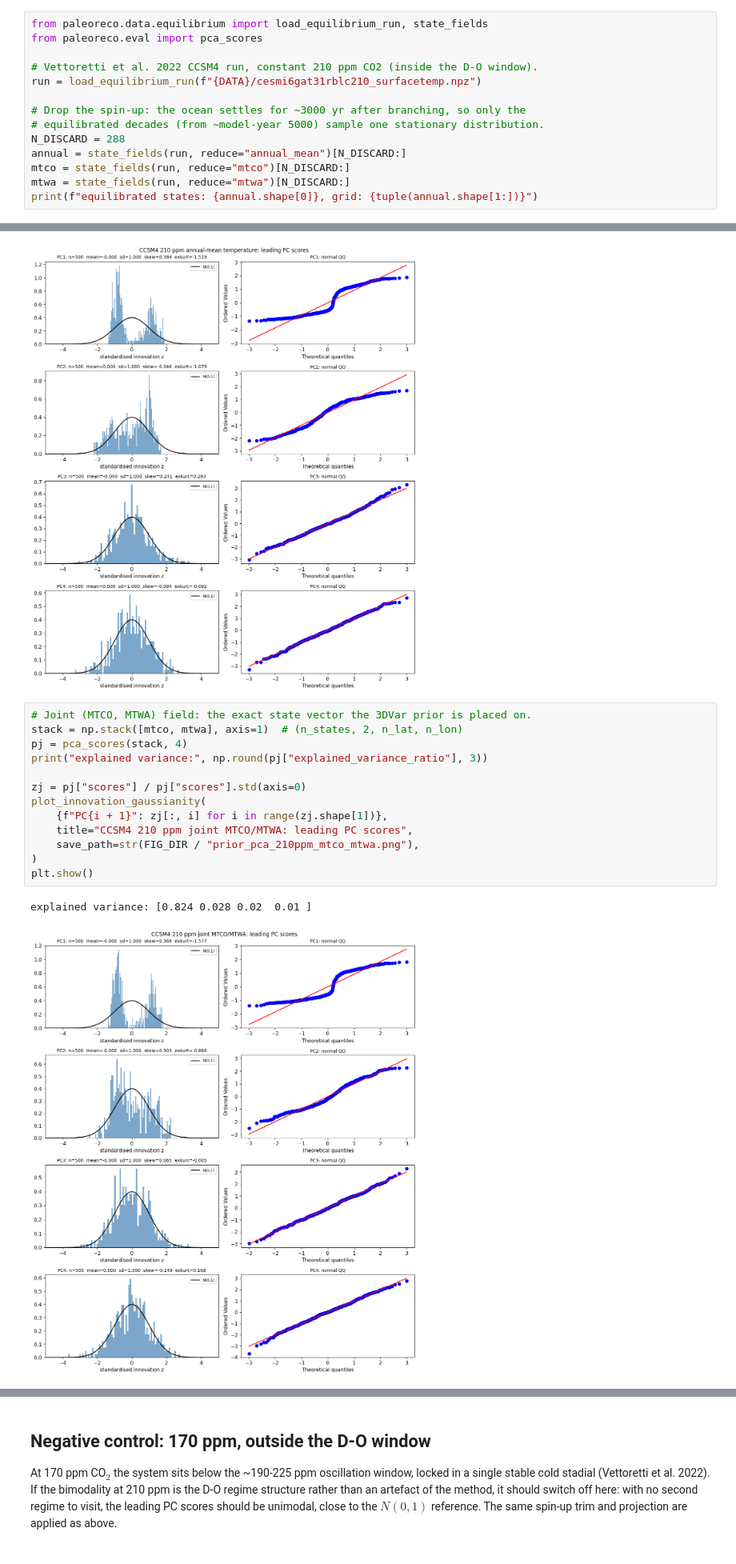
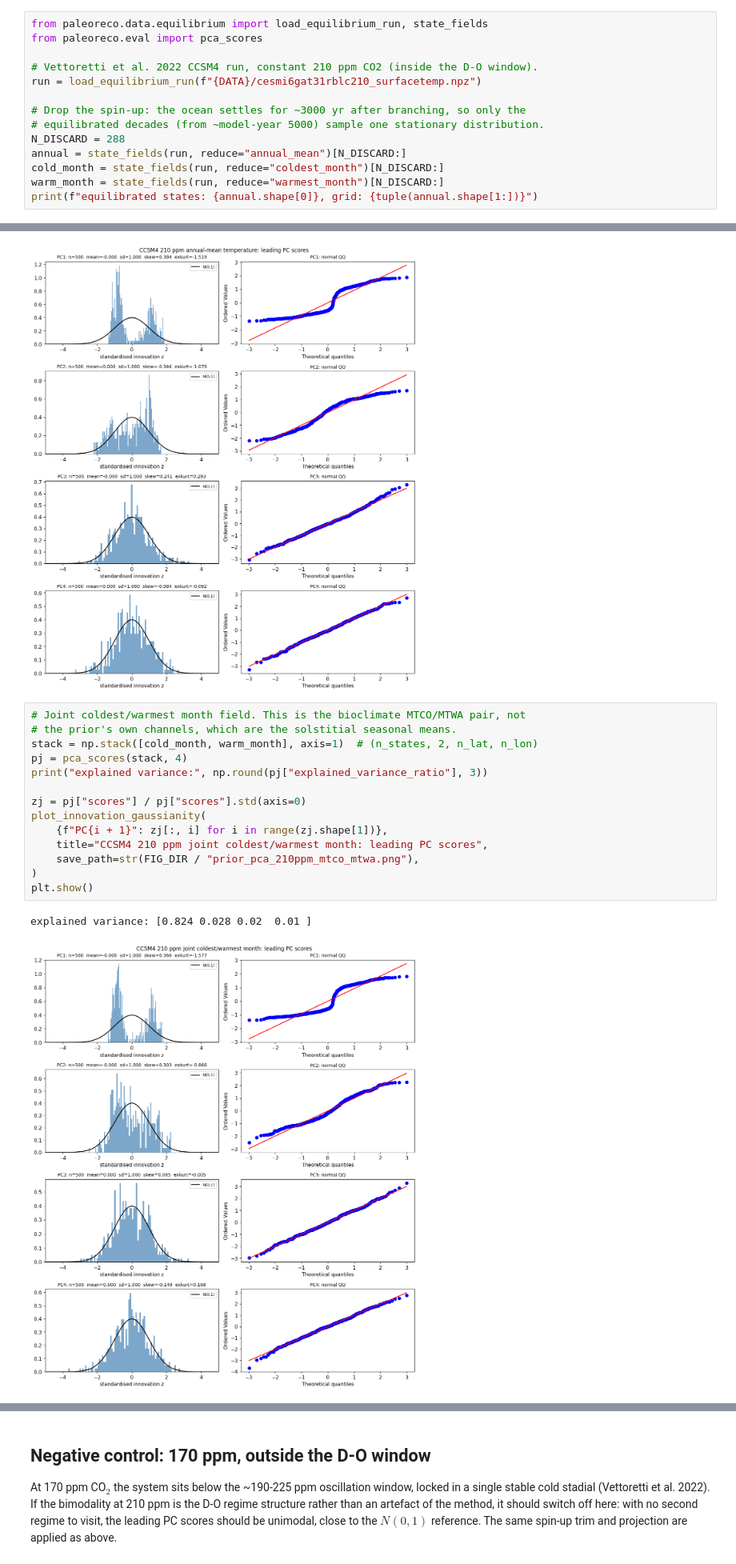
Before and after one commit to evgeni-g-georgiev/sparse_paleoclimate_field_reconstruction, a Jupyter notebook: notebooks/06_da_assumptions.ipynb, the cells around one changed output, grey strips where cells are left out. Shown at 80% size. Drawn from its saved outputs; the diff is of its cells as text.

```diff
--- a/notebooks/06_da_assumptions.ipynb
+++ b/notebooks/06_da_assumptions.ipynb
@@ -263,8 +263,8 @@ run = load_equilibrium_run(f"{DATA}/cesmi6gat31rblc210_surfacetemp.npz")
 # equilibrated decades (from ~model-year 5000) sample one stationary distribution.
 N_DISCARD = 288
 annual = state_fields(run, reduce="annual_mean")[N_DISCARD:]
-mtco = state_fields(run, reduce="mtco")[N_DISCARD:]
-mtwa = state_fields(run, reduce="mtwa")[N_DISCARD:]
+cold_month = state_fields(run, reduce="coldest_month")[N_DISCARD:]
+warm_month = state_fields(run, reduce="warmest_month")[N_DISCARD:]
 print(f"equilibrated states: {annual.shape[0]}, grid: {tuple(annual.shape[1:])}")
 # %% [output]
 equilibrated states: 500, grid: (48, 96)
@@ -286,20 +286,21 @@ plt.show()
 explained variance: [0.896 0.037 0.013 0.007]
 [figure]
 # %%
-# Joint (MTCO, MTWA) field: the exact state vector the 3DVar prior is placed on.
-stack = np.stack([mtco, mtwa], axis=1)  # (n_states, 2, n_lat, n_lon)
+# Joint coldest/warmest month field. This is the bioclimate MTCO/MTWA pair, not
+# the prior's own channels, which are the solstitial seasonal means.
+stack = np.stack([cold_month, warm_month], axis=1)  # (n_states, 2, n_lat, n_lon)
 pj = pca_scores(stack, 4)
 print("explained variance:", np.round(pj["explained_variance_ratio"], 3))
 
 zj = pj["scores"] / pj["scores"].std(axis=0)
 plot_innovation_gaussianity(
     {f"PC{i + 1}": zj[:, i] for i in range(zj.shape[1])},
-    title="CCSM4 210 ppm joint MTCO/MTWA: leading PC scores",
+    title="CCSM4 210 ppm joint coldest/warmest month: leading PC scores",
     save_path=str(FIG_DIR / "prior_pca_210ppm_mtco_mtwa.png"),
 )
 plt.show()
 # %% [output]
 explained variance: [0.824 0.028 0.02  0.01 ]
-[figure, old version]
+[figure, new version]
 # %% [markdown]
 **Reading.** The leading principal component carries almost all the variance (about 0.9 for the
```
Also changed, not shown: parts of 3 cells of this notebook, 3 other files.
